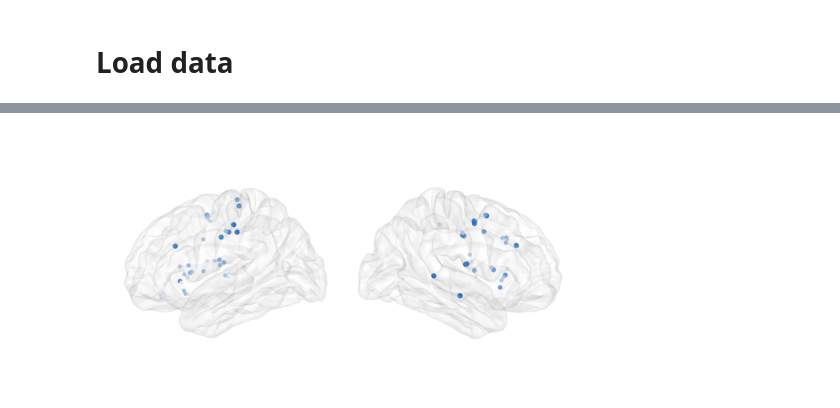
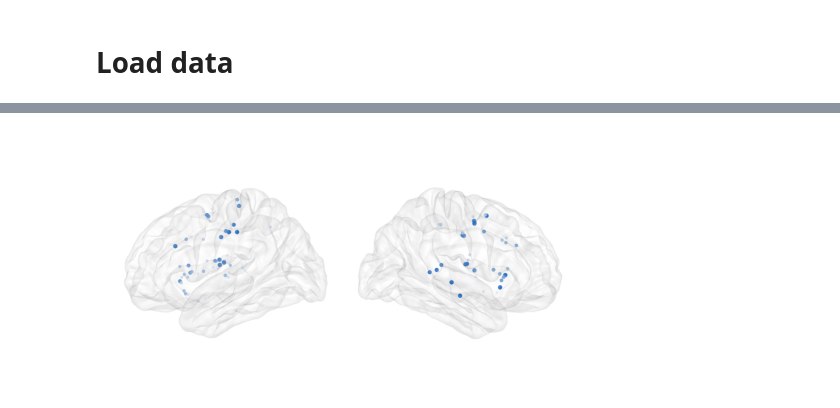
Before and after one commit to shinanlin/insula, a Jupyter notebook: notebooks/RT.ipynb, the cells around one changed output, grey strips where cells are left out. Saved outputs shown, nothing was run; the diff lists cells and outputs as text; code cells hidden in the pictures.

```diff
--- a/notebooks/RT.ipynb
+++ b/notebooks/RT.ipynb
@@ -402,33 +343,0 @@ trials.head(10)
-# %%
-# 把 RT merge 回包含 Delay/Go/Response 的长表
-# 构建 phase+epoch -> idx/rt/condition 的映射
-phase_map = pd.concat([
-    trials[['subject','description','trial_idx','condition','rt','delay_epoch']]
-        .rename(columns={'trial_idx':'idx','delay_epoch':'epoch'})
-        .assign(phase='Delay'),
-    trials[['subject','description','trial_idx','condition','rt','go_epoch']]
-        .rename(columns={'trial_idx':'idx','go_epoch':'epoch'})
-        .assign(phase='Go'),
-    trials[['subject','description','trial_idx','condition','rt','resp_epoch']]
-        .rename(columns={'trial_idx':'idx','resp_epoch':'epoch'})
-        .assign(phase='Response'),
-], ignore_index=True)
-
-
-epos = (
-    epos
-    .merge(
-        phase_map,
-        on=['subject','description','phase','epoch'],
-        how='left',
-        suffixes=('', '_trial')
-    )
-    .drop(columns=['condition_trial'])
-)
-
-epos = epos[(
-    (epos.rt<2)
-    & (epos.rt>0)
-)]
-
-epos.head()
@@ -477,8 +379,8 @@ prep_data = pd.concat([delay_data, go_data], ignore_index=True)
 # 按 trial 聚合：mean 和 slope（先按 time 排序并平滑）
 features = (
     prep_data
-    .sort_values(['subject','description','idx','channel','time'])
-    .groupby(['subject', 'description', 'idx', 'rt', 'channel'])
+    .sort_values(['subject','description','trial','channel','time'])
+    .groupby(['subject', 'description', 'trial', 'channel','rt'])
     .apply(
         lambda g: pd.Series(
             (lambda t, x: {
@@ -661,7 +557,7 @@ if vmin == vmax:
 cmap = blues
 norm = mcolors.Normalize(vmin=vmin, vmax=vmax)
 
-sizes = 20 + 10 * np.clip((vals - vmin) / (vmax - vmin), 0, 1)
+sizes = 15 + 10 * np.clip((vals - vmin) / (vmax - vmin), 0, 1)
 
 lh_coords, _ = mne.read_surface(f"{recon_dir}/fsaverage/surf/lh.pial")
 rh_coords, _ = mne.read_surface(f"{recon_dir}/fsaverage/surf/rh.pial")
@@ -722 +618 @@ libEGL warning: failed to open /dev/dri/card0: Permission denied
-[figure, old version]
+[figure, new version]
```
Also changed, not shown: parts of 11 cells of this notebook.
